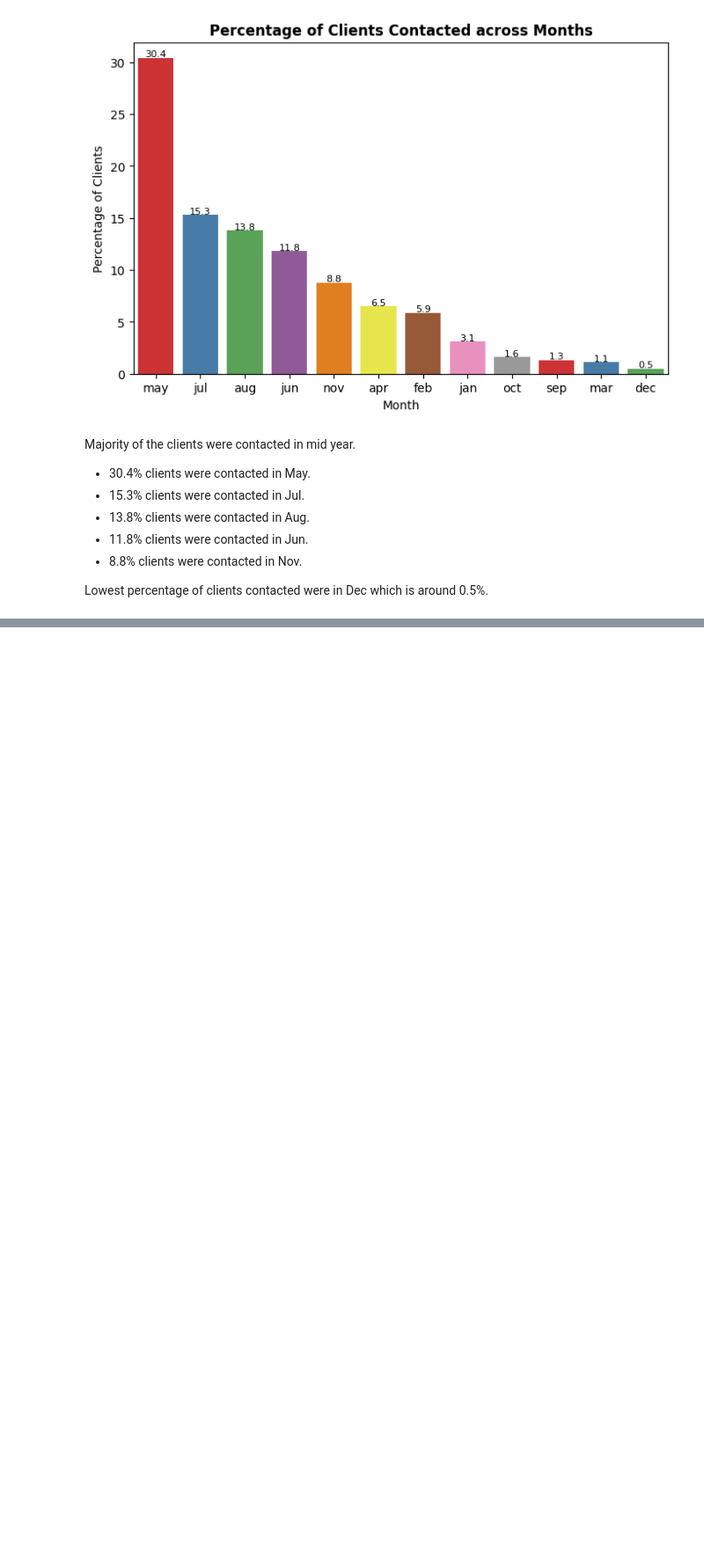
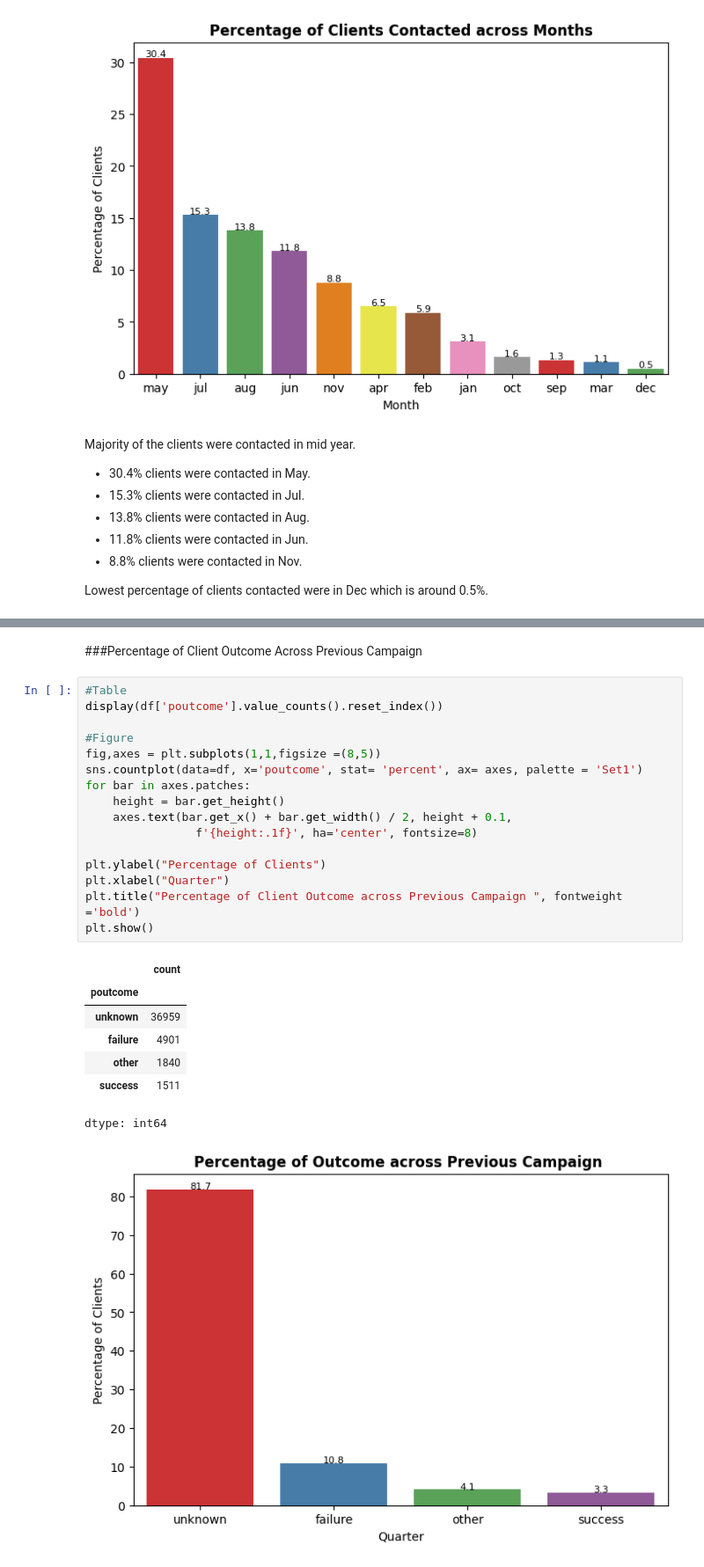
Before and after one commit to chayanbasu007/td_cross_sell_model, a Jupyter notebook: TD_Cross_Sell_Model.ipynb, the cells around one changed output, grey strips where cells are left out. Shown at 88% size. Cells and saved outputs as stored; diff of their text form; blank space fills up the shorter version.

```diff
--- a/TD_Cross_Sell_Model.ipynb
+++ b/TD_Cross_Sell_Model.ipynb
@@ -375,0 +428,27 @@ Lowest percentage of clients contacted were in Dec which is around 0.5%.
+# %% [markdown]
+###Percentage of Client Outcome Across Previous Campaign
+# %%
+#Table
+display(df['poutcome'].value_counts().reset_index())
+
+#Figure
+fig,axes = plt.subplots(1,1,figsize =(8,5))
+sns.countplot(data=df, x='poutcome', stat= 'percent', ax= axes, palette = 'Set1')
+for bar in axes.patches:
+    height = bar.get_height()
+    axes.text(bar.get_x() + bar.get_width() / 2, height + 0.1,
+                f'{height:.1f}', ha='center', fontsize=8)
+
+plt.ylabel("Percentage of Clients")
+plt.xlabel("Quarter")
+plt.title("Percentage of Client Outcome across Previous Campaign ", fontweight ='bold')
+plt.show()
+# %% [output]
+|  | count |
+| poutcome |  |
+| unknown | 36959 |
+| failure | 4901 |
+| other | 1840 |
+| success | 1511 |
+dtype: int64
+[figure, added]
```
Also changed, not shown: parts of 13 cells of this notebook.
